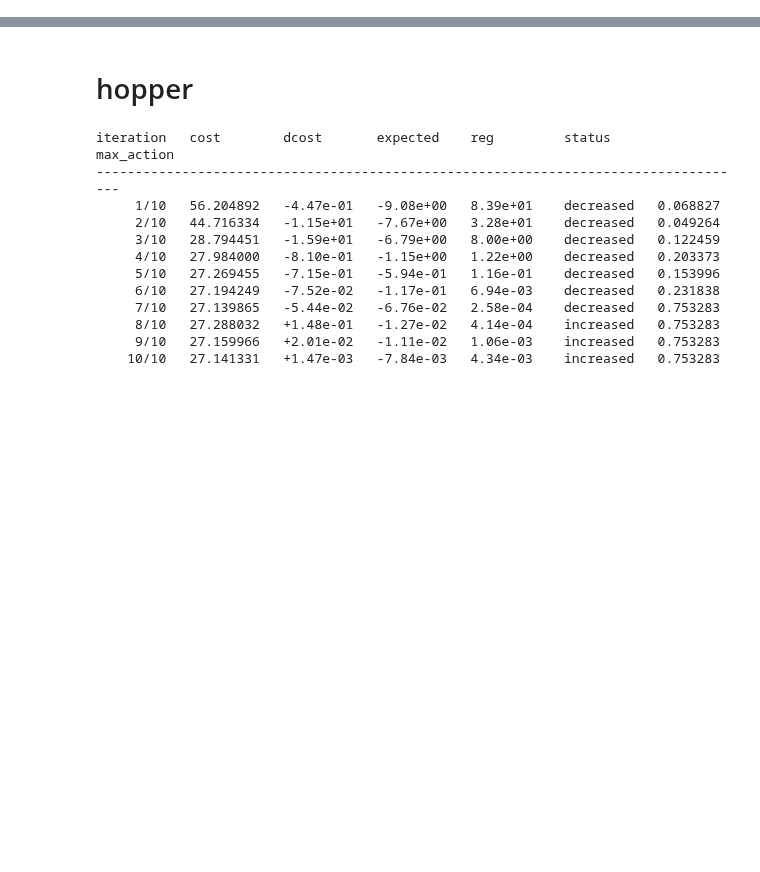
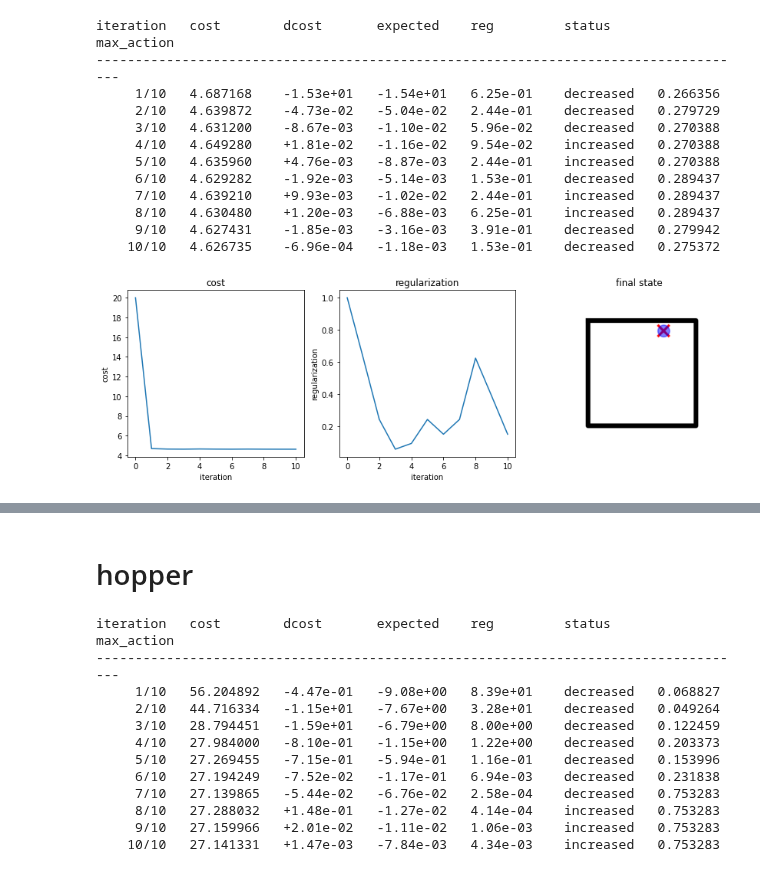
Before and after one commit to richard-warren/rl_sandbox, a Jupyter notebook: ilqr_demo.ipynb, the cells around one changed output, grey strips where cells are left out. Drawn from its saved outputs; the diff is of its cells as text; code cells hidden in the pictures; blank space fills up the shorter version.

```diff
--- a/ilqr_demo.ipynb
+++ b/ilqr_demo.ipynb
@@ -296,0 +201,18 @@ display_video(imgs, framerate=(1/env.dt))
+# %%
+env.control_wgt = 1  # set high control weight
+actions_new, history = iLQR(env, iterations=10, verbose=True)
+plot_training(env, actions, history)
+# %% [output]
+iteration   cost        dcost       expected    reg         status      max_action
+------------------------------------------------------------------------------------
+     1/10   4.687168    -1.53e+01   -1.54e+01   6.25e-01    decreased   0.266356
+     2/10   4.639872    -4.73e-02   -5.04e-02   2.44e-01    decreased   0.279729
+     3/10   4.631200    -8.67e-03   -1.10e-02   5.96e-02    decreased   0.270388
+     4/10   4.649280    +1.81e-02   -1.16e-02   9.54e-02    increased   0.270388
+     5/10   4.635960    +4.76e-03   -8.87e-03   2.44e-01    increased   0.270388
+     6/10   4.629282    -1.92e-03   -5.14e-03   1.53e-01    decreased   0.289437
+     7/10   4.639210    +9.93e-03   -1.02e-02   2.44e-01    increased   0.289437
+     8/10   4.630480    +1.20e-03   -6.88e-03   6.25e-01    increased   0.289437
+     9/10   4.627431    -1.85e-03   -3.16e-03   3.91e-01    decreased   0.279942
+    10/10   4.626735    -6.96e-04   -1.18e-03   1.53e-01    decreased   0.275372
+[figure, added]
```
Also changed, not shown: parts of 37 cells of this notebook, 5 other files.
